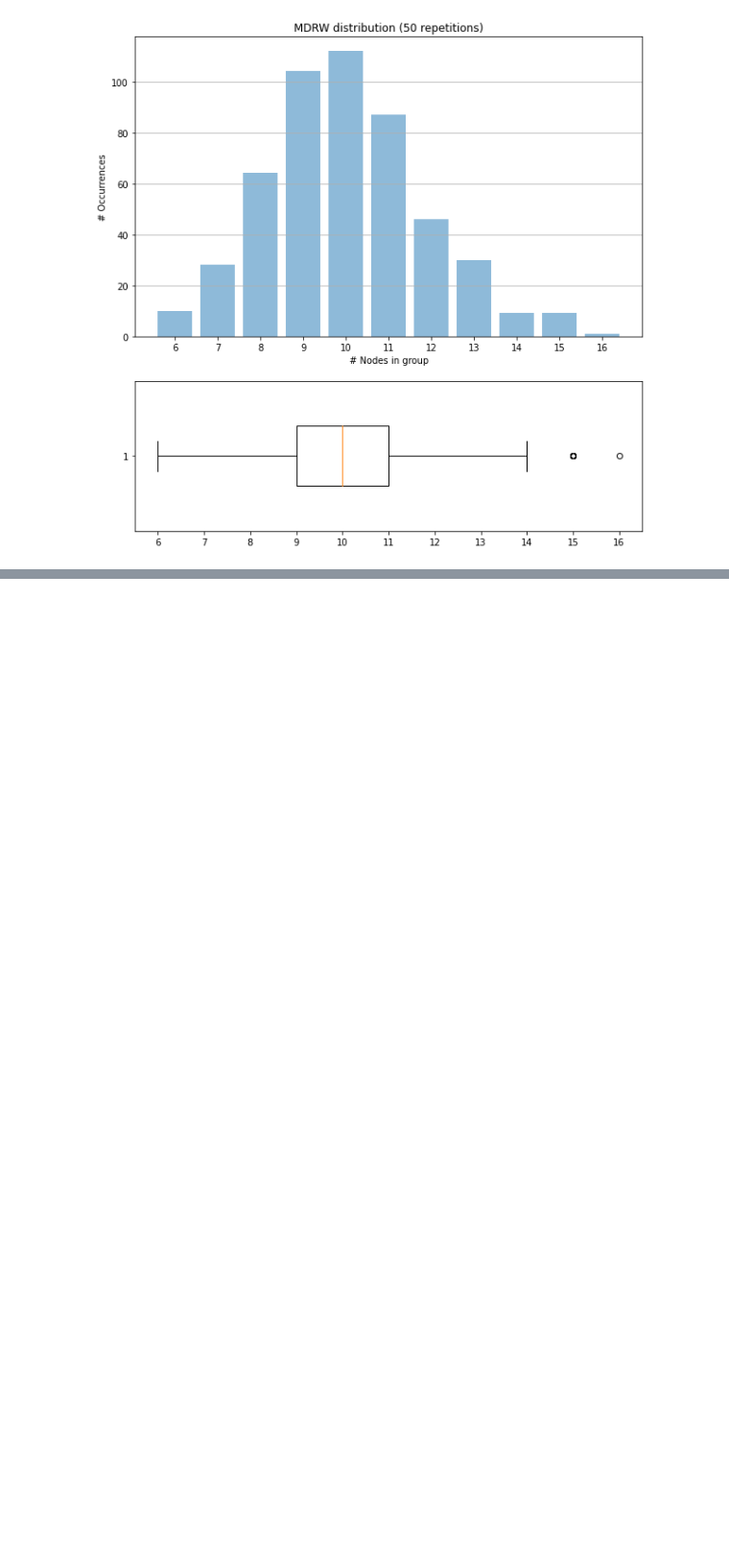
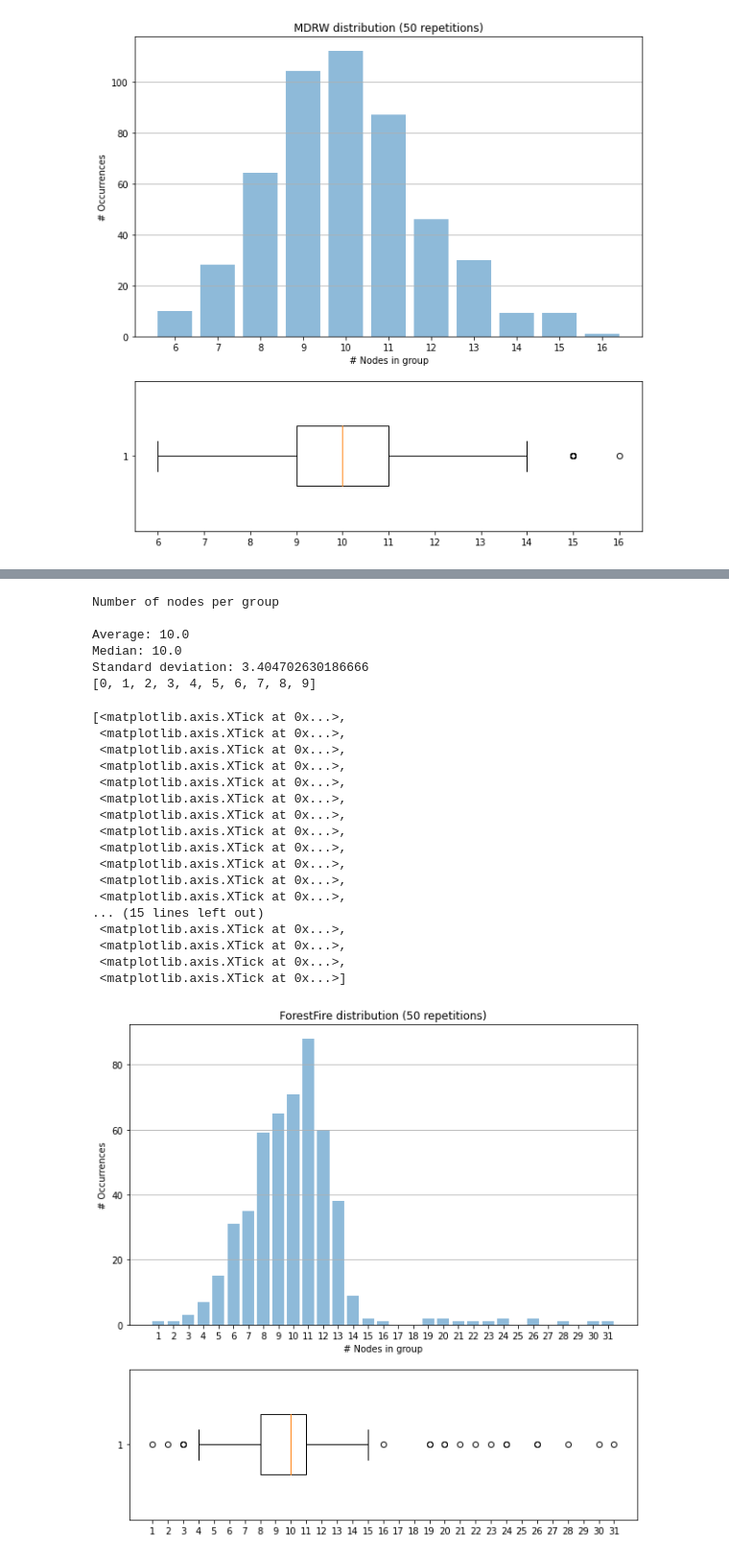
Before and after one commit to eakopyan/SwarmPy_Simulator, a Jupyter notebook: src/network_mining.ipynb, the cells around one changed output, grey strips where cells are left out. Shown: that part at 96% size. Drawn from its saved outputs; the diff is of its cells as text; code cells hidden in the pictures; blank space fills up the shorter version.

```diff
--- a/src/network_mining.ipynb
+++ b/src/network_mining.ipynb
@@ -893,6 +805,0 @@ def random_sample(swarm, rho=0.33, x=1):
-# %%
-sample_rand = random_sample(swarm_data, rho=0.2, x=10)
-print(sample_rand)
-
-for n in sample_rand.nodes:
-    print(n)
@@ -957,0 +1026,65 @@ for node in swarm.nodes:
+# %%
+comm_data = groups_ff[1] # Dict(comm_id:list(count))
+group_distrib_list = [e for k,distribs in comm_data.items() for e in distribs if k!=-1]
+
+print('Number of nodes per group\n')
+print('Average:', np.mean(group_distrib_list))
+print('Median:', np.median(group_distrib_list))
+print('Standard deviation:', np.std(group_distrib_list))
+print(sorted(distrib.keys()))
+
+distrib = Counter(group_distrib_list)
+
+labels = sorted(distrib.keys())
+x_pos = np.arange(min(labels), max(labels)+1)
+data = []
+for k in x_pos:
+       x = 0
+       if k in labels:
+              x = distrib[k]
+       data.append(x)
+# %% [output]
+Number of nodes per group
+
+Average: 10.0
+Median: 10.0
+Standard deviation: 3.404702630186666
+[0, 1, 2, 3, 4, 5, 6, 7, 8, 9]
+# %%
+# Build the plot
+fig, axes = plt.subplots(nrows=2, figsize=(10,10), gridspec_kw={'height_ratios': [2, 1]})
+ax = axes[0] # Plot bar distribution
+ax.bar(x_pos, data,
+       align='center',
+       alpha=0.5)
+ax.set_xlabel('# Nodes in group')
+ax.set_ylabel('# Occurrences')
+ax.set_xticks(x_pos)
+ax.set_xticklabels(x_pos)
+ax.set_title('ForestFire distribution (50 repetitions)')
+ax.yaxis.grid(True)
+
+ax = axes[1] # Boxplot distribution
+ax.boxplot(sorted(distrib.elements()),
+           widths=0.4,
+           vert=False)
+ax.set_xticks(x_pos)
+# %% [output]
+[<matplotlib.axis.XTick at 0x...>,
+ <matplotlib.axis.XTick at 0x...>,
+ <matplotlib.axis.XTick at 0x...>,
+ <matplotlib.axis.XTick at 0x...>,
+ <matplotlib.axis.XTick at 0x...>,
+ <matplotlib.axis.XTick at 0x...>,
+ <matplotlib.axis.XTick at 0x...>,
+ <matplotlib.axis.XTick at 0x...>,
+ <matplotlib.axis.XTick at 0x...>,
+ <matplotlib.axis.XTick at 0x...>,
+ <matplotlib.axis.XTick at 0x...>,
+ <matplotlib.axis.XTick at 0x...>,
+... (15 lines left out)
+ <matplotlib.axis.XTick at 0x...>,
+ <matplotlib.axis.XTick at 0x...>,
+ <matplotlib.axis.XTick at 0x...>,
+ <matplotlib.axis.XTick at 0x...>]
+[figure, added]
```
Also changed, not shown: parts of 18 cells of this notebook.
